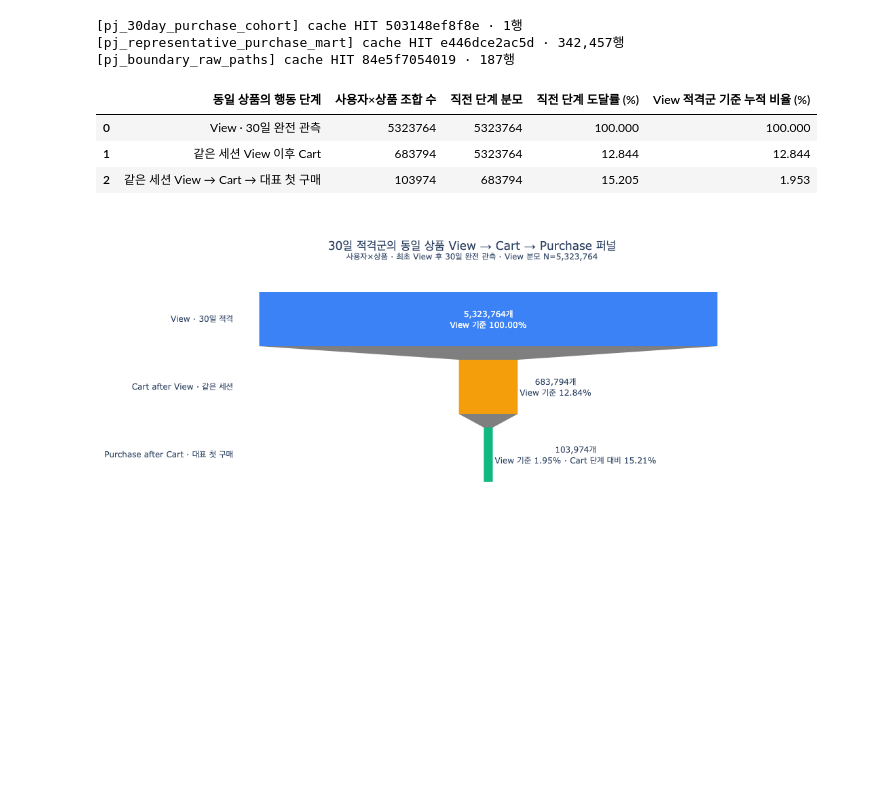
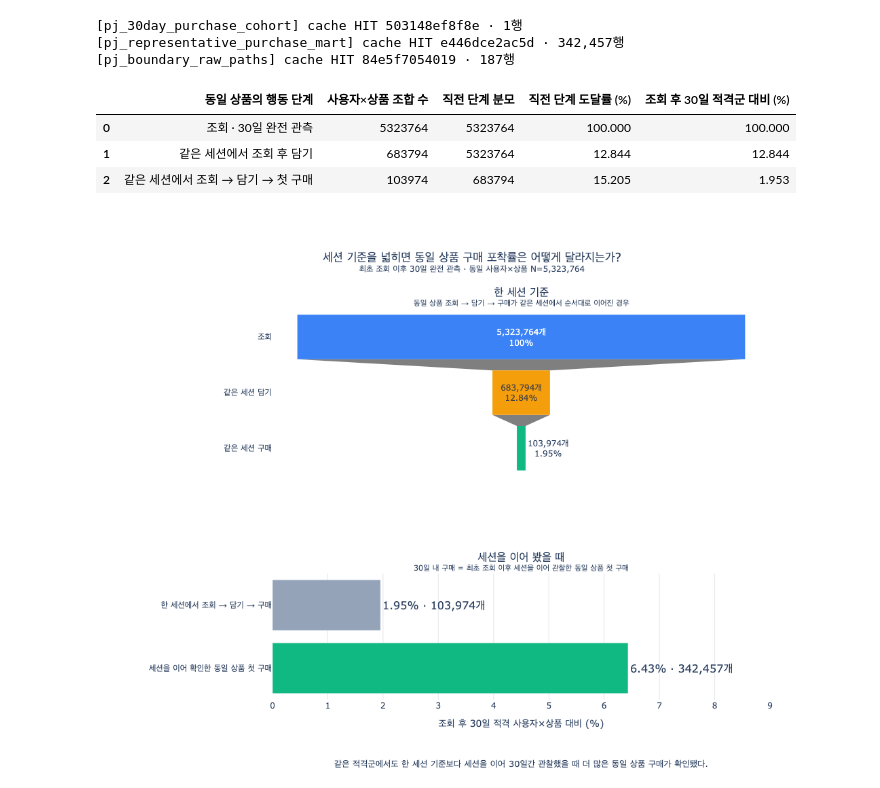
Before and after one commit to kth530/ecommerce_funnel_analysis, a Jupyter notebook: notebooks/04_eda.ipynb, the cells around one changed output. Cells and saved outputs as stored; diff of their text form; code cells hidden in the pictures; blank space fills up the shorter version.

Commit message:
Finalize funnel journey analysis and dashboard sources

```diff
--- a/notebooks/04_eda.ipynb
+++ b/notebooks/04_eda.ipynb
@@ -90,9 +90,9 @@ assert (eligible_30day, cart_after_view_30d, same_session) == (5_323_764, 683_79
 assert same_session <= cart_after_view_30d <= eligible_30day
 funnel_table = pd.DataFrame({
     '동일 상품의 행동 단계': [
-        'View · 30일 완전 관측',
-        '같은 세션 View 이후 Cart',
-        '같은 세션 View → Cart → 대표 첫 구매',
+        '조회 · 30일 완전 관측',
+        '같은 세션에서 조회 후 담기',
+        '같은 세션에서 조회 → 담기 → 첫 구매',
     ],
     '사용자×상품 조합 수': [eligible_30day, cart_after_view_30d, same_session],
     '직전 단계 분모': [eligible_30day, eligible_30day, cart_after_view_30d],
@@ -101,7 +101,7 @@ funnel_table = pd.DataFrame({
         cart_after_view_30d / eligible_30day * 100,
         same_session / cart_after_view_30d * 100,
     ],
-    'View 적격군 기준 누적 비율 (%)': [
+    '조회 후 30일 적격군 대비 (%)': [
         100,
         cart_after_view_30d / eligible_30day * 100,
         same_session / eligible_30day * 100,
@@ -112,33 +112,64 @@ display(funnel_table.round(3))
 [pj_30day_purchase_cohort] cache HIT 503148ef8f8e · 1행
 [pj_representative_purchase_mart] cache HIT e446dce2ac5d · 342,457행
 [pj_boundary_raw_paths] cache HIT 84e5f7054019 · 187행
-|  | 동일 상품의 행동 단계 | 사용자×상품 조합 수 | 직전 단계 분모 | 직전 단계 도달률 (%) | View 적격군 기준 누적 비율 (%) |
-| 0 | View · 30일 완전 관측 | 5323764 | 5323764 | 100.000 | 100.000 |
-| 1 | 같은 세션 View 이후 Cart | 683794 | 5323764 | 12.844 | 12.844 |
-| 2 | 같은 세션 View → Cart → 대표 첫 구매 | 103974 | 683794 | 15.205 | 1.953 |
+|  | 동일 상품의 행동 단계 | 사용자×상품 조합 수 | 직전 단계 분모 | 직전 단계 도달률 (%) | 조회 후 30일 적격군 대비 (%) |
+| 0 | 조회 · 30일 완전 관측 | 5323764 | 5323764 | 100.000 | 100.000 |
+| 1 | 같은 세션에서 조회 후 담기 | 683794 | 5323764 | 12.844 | 12.844 |
+| 2 | 같은 세션에서 조회 → 담기 → 첫 구매 | 103974 | 683794 | 15.205 | 1.953 |
 # %%
+from plotly.subplots import make_subplots
+
 funnel_counts = [eligible_30day, cart_after_view_30d, same_session]
-funnel_labels = [
-    'View · 30일 적격',
-    'Cart after View · 같은 세션',
-    'Purchase after Cart · 대표 첫 구매',
+funnel_labels = ['조회', '같은 세션 담기', '같은 세션 구매']
+funnel_text = [
+    f'{eligible_30day:,}개<br>100%',
+    f'{cart_after_view_30d:,}개<br>{cart_after_view_30d / eligible_30day * 100:.2f}%',
+    f'{same_session:,}개<br>{same_session / eligible_30day * 100:.2f}%',
 ]
-funnel_text = [
-    f'{eligible_30day:,}개<br>View 기준 100.00%',
-    f'{cart_after_view_30d:,}개<br>View 기준 {cart_after_view_30d / eligible_30day * 100:.2f}%',
-    f'{same_session:,}개<br>View 기준 {same_session / eligible_30day * 100:.2f}% · Cart 단계 대비 {same_session / cart_after_view_30d * 100:.2f}%',
-]
-fig = go.Figure(go.Funnel(
+same_session_pct = same_session / eligible_30day * 100
+representative_pct = representative / eligible_30day * 100
+fig = make_subplots(
+    rows=2, cols=1,
+    specs=[[{'type': 'funnel'}], [{'type': 'xy'}]],
+    row_heights=[0.57, 0.43], vertical_spacing=0.25,
+    subplot_titles=(
+        '한 세션 기준<br><sup>동일 상품 조회 → 담기 → 구매가 같은 세션에서 순서대로 이어진 경우</sup>',
+        '세션을 이어 봤을 때<br><sup>30일 내 구매 = 최초 조회 이후 세션을 이어 관찰한 동일 상품 첫 구매</sup>',
+    ),
+)
+fig.add_trace(go.Funnel(
     y=funnel_labels, x=funnel_counts,
     text=funnel_text, textinfo='text',
     marker=dict(color=[COLORS['view'], COLORS['cart'], COLORS['purchase']]),
-))
+    showlegend=False,
+), row=1, col=1)
+fig.add_trace(go.Bar(
+    x=[same_session_pct, representative_pct],
+    y=['한 세션에서 조회 → 담기 → 구매', '세션을 이어 확인한 동일 상품 첫 구매'],
+    orientation='h',
+    marker_color=[COLORS['neutral'], COLORS['purchase']],
+    text=[f'{same_session_pct:.2f}% · {same_session:,}개',
+          f'{representative_pct:.2f}% · {representative:,}개'],
+    textposition='outside', textfont_size=16, cliponaxis=False,
+    hovertemplate='%{y}<br>%{text}<extra></extra>',
+    showlegend=False,
+), row=2, col=1)
+fig.update_xaxes(title_text='조회 후 30일 적격 사용자×상품 대비 (%)', range=[0, 9],
+                 gridcolor='#E5E7EB', row=2, col=1)
+fig.update_yaxes(categoryorder='array', categoryarray=[
+    '세션을 이어 확인한 동일 상품 첫 구매', '한 세션에서 조회 → 담기 → 구매',
+], row=2, col=1)
+fig.add_annotation(
+    x=0.5, y=-0.18, xref='paper', yref='paper',
+    text='같은 적격군에서도 한 세션 기준보다 세션을 이어 30일간 관찰했을 때 더 많은 동일 상품 구매가 확인됐다.',
+    showarrow=False, font=dict(size=13),
+)
 fig.update_layout(
-    title=dict(text=f'30일 적격군의 동일 상품 View → Cart → Purchase 퍼널<br><sup>사용자×상품 · 최초 View 후 30일 완전 관측 · View 분모 N={eligible_30day:,}</sup>', x=0.5),
-    paper_bgcolor='white', plot_bgcolor='white', height=450,
-    margin=dict(l=150, r=155, t=105, b=45),
+    title=dict(text=f'세션 기준을 넓히면 동일 상품 구매 포착률은 어떻게 달라지는가?<br><sup>최초 조회 이후 30일 완전 관측 · 동일 사용자×상품 N={eligible_30day:,}</sup>', x=0.5),
+    paper_bgcolor='white', plot_bgcolor='white', height=820, width=1108,
+    margin=dict(l=260, r=115, t=140, b=105),
 )
 fig.show()
 # %% [output]
-[figure, old version]
+[figure, new version]
 # %% [markdown]
```
Also changed, not shown: parts of 23 cells of this notebook, 6 other files.
